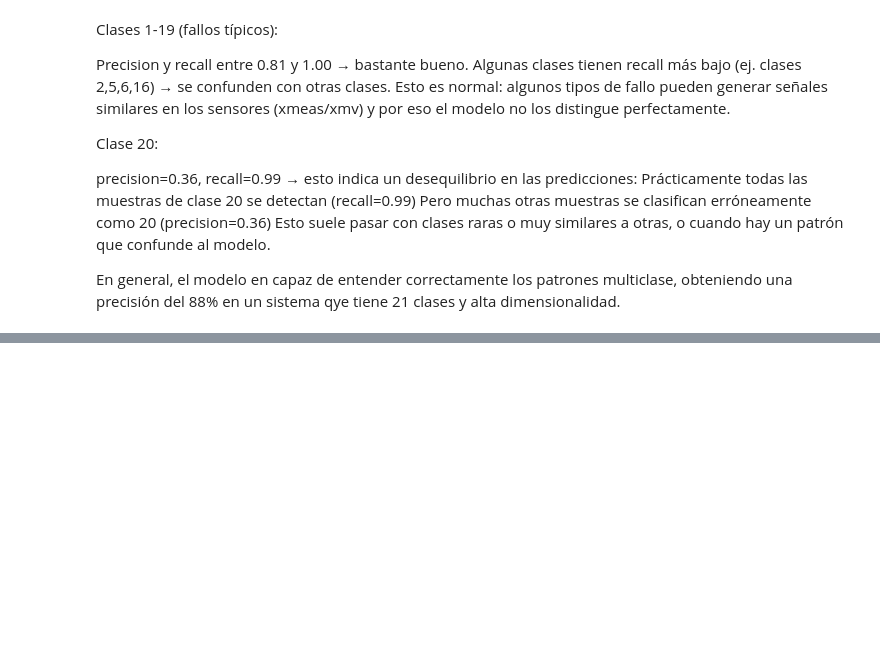
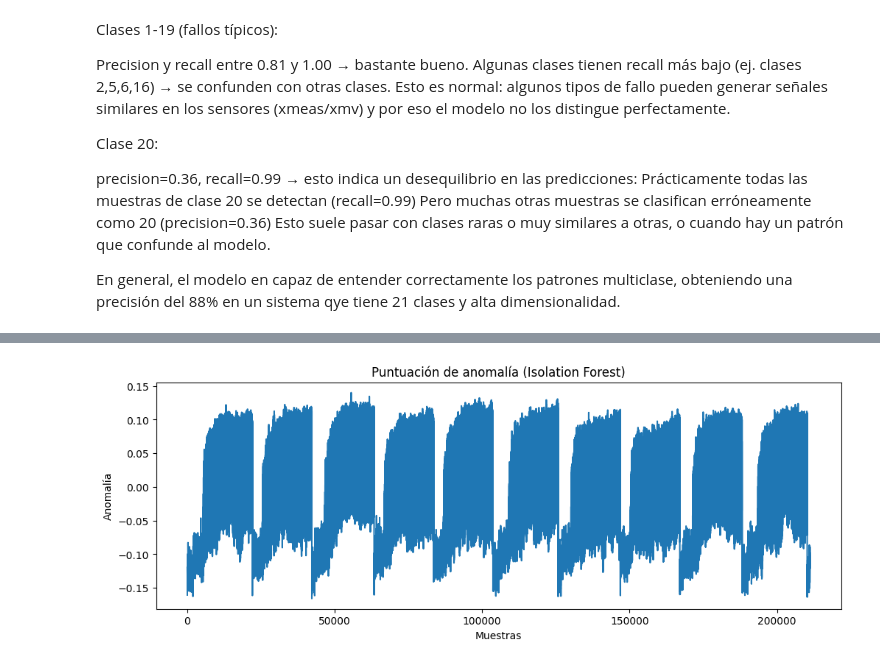
Before and after one commit to AlbaDelgadoO/proyecto_analitica, a Jupyter notebook: Modelos.ipynb, the cells around one changed output, grey strips where cells are left out. Cells and saved outputs as stored; diff of their text form; code cells hidden in the pictures; blank space fills up the shorter version.

```diff
--- a/Modelos.ipynb
+++ b/Modelos.ipynb
@@ -399,0 +479,13 @@ En general, el modelo en capaz de entender correctamente los patrones multiclase
+# %%
+import matplotlib.pyplot as plt
+
+scores = -iso.decision_function(X_test_scaled)
+
+plt.figure(figsize=(12,4))
+plt.plot(scores)
+plt.title("Puntuación de anomalía (Isolation Forest)")
+plt.xlabel("Muestras")
+plt.ylabel("Anomalía")
+plt.show()
+# %% [output]
+[figure, added]
```
Also changed, not shown: parts of 9 cells of this notebook.
